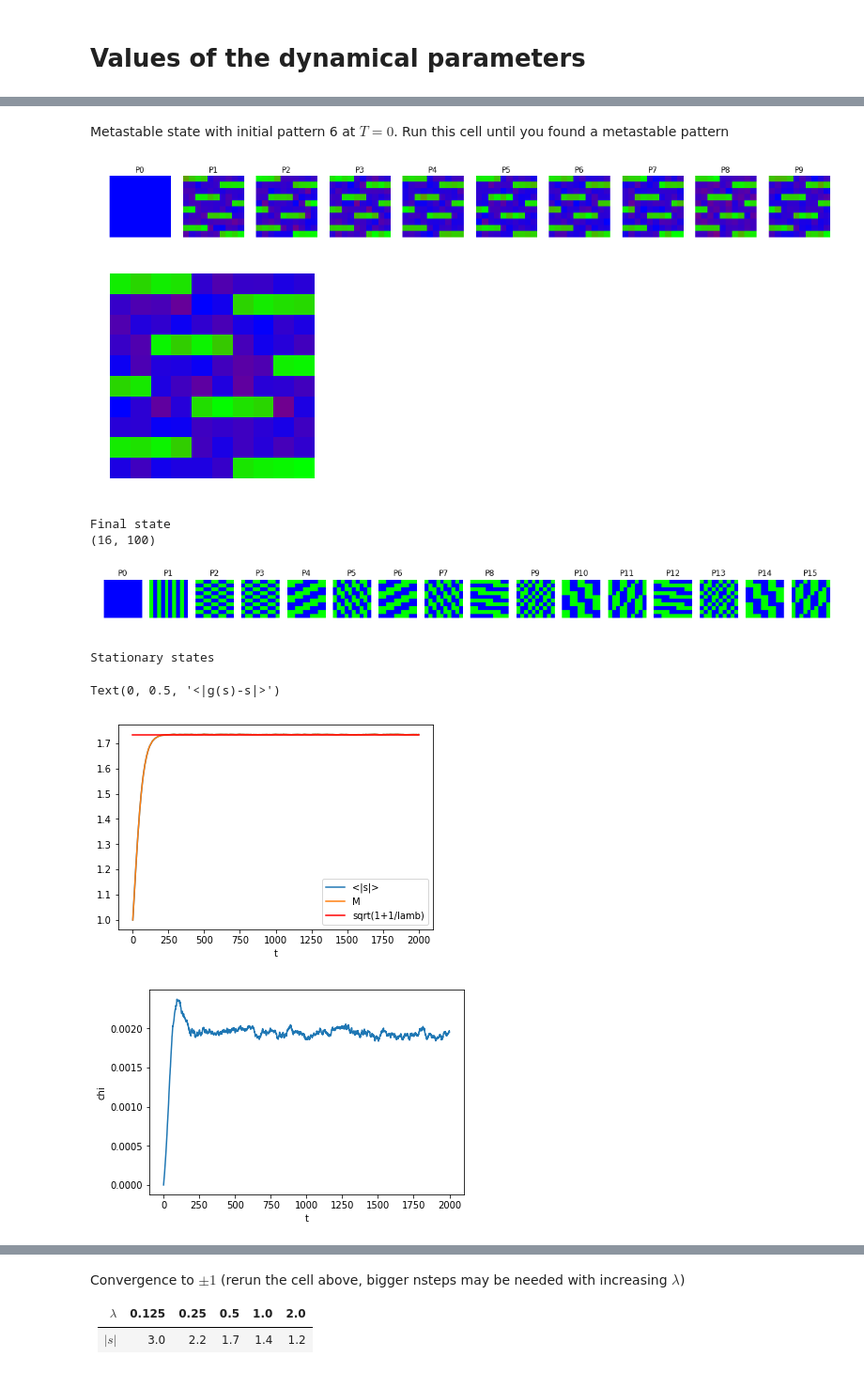
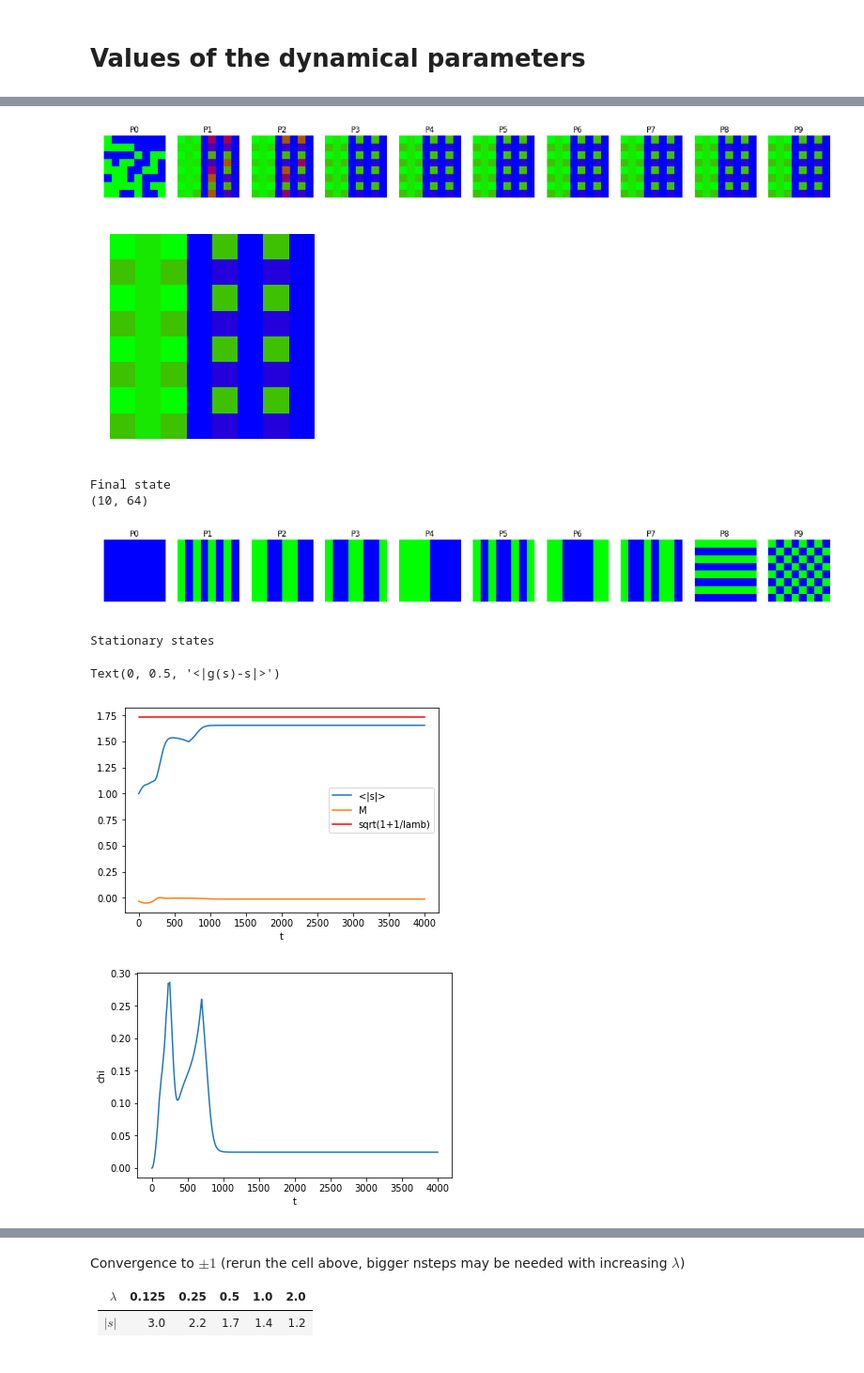
Before and after one commit to lytex/hopfield, a Jupyter notebook: Temperature.ipynb, the cells around one changed output, grey strips where cells are left out. Shown at 94% size. Saved outputs shown, nothing was run; the diff lists cells and outputs as text; code cells hidden in the pictures.

```diff
--- a/Temperature.ipynb
+++ b/Temperature.ipynb
@@ -139,27 +138,28 @@ def iterate_plot(nsteps,  plot=False, flips=-1, pattern=-1,):
         plot_evolution(states, H, L)
 
     return states, hopfield_net.weights
-# %% [markdown]
-Metastable state with initial pattern 6 at $T = 0$. Run this cell until you found a metastable pattern
 # %%
 import matplotlib.pyplot as plt
-L = 10 # size of the newtork
+L = 8 # size of the newtork
 N = L**2
-K = 17
+K = 10 # number of memory patterns to be stored
 dt = 0.01
 lamb = 0.5
 T = 0.0 # Temperature
-nsteps = 2000 # number of steps of the simulation
-naverage = 13
+nsteps = 4000 # number of steps of the simulation
+naverage = 1 # number of simulations to compute average values
 
-states_sum = np.zeros([nsteps+1, N])
-abs_s = 0
-M = 0
-chi = 0
-conv = 0
+# for each simulation, sum the values and then divide by naverage
+# for each simulation, the following variables will be:
+states_sum = np.zeros([nsteps+1, N]) # value of each spin
+abs_s = 0 # absoulte value of each spin averaged over the network
+M = 0 # magnetization, value of each spin averaged over the network
+chi = 0 # chi = <M^2> - <M^2> = var(M)
+conv = 0 # |g(s(t)) -s(t)|/dt = |s(t+dt) - s(t)|/dt -> 0 @ T = 0 for a stationary state
 
+# iterate over naverage simulations
 for temp in range(0, naverage):
-    states, weights = iterate_plot(nsteps, False, 0, 0)
+    states, weights = iterate_plot(nsteps, False, 25, 4)
     states_sum += states
     abs_s += np.mean(np.abs(states), axis=1)
     M += np.mean(states, axis=1)
@@ -170,41 +170,41 @@ states = states_sum/naverage
 abs_s = abs_s/naverage
 M = M/naverage
 chi = chi/naverage
-conv = conv/naverage
+conv = conv/naverage/dt
 
 H = get_stationary(N, K)
 plot_evolution(states, H, L)
 
 plt.figure(1)
 plt.plot(abs_s)
 plt.plot(M)
 stat = np.sqrt(1+1/lamb) # converges to stat instead of +/- 1
 plt.plot([0, len(abs_s)], [stat, stat], 'r')
 plt.xlabel('t')
 plt.legend(['<|s|>', 'M', 'sqrt(1+1/lamb)'])
 
 # E = -np.einsum('ik->k', np.einsum('ij,kj->ik', weights, states))
 # plt.figure(2)
 # plt.plot(E)
 # plt.xlabel('t')
 # plt.ylabel('E')
 
 plt.figure(4)
 plt.plot(chi)
 plt.xlabel('t')
 plt.ylabel('chi')
 
 plt.figure(5)
 plt.semilogy(conv)
 plt.xlabel('t')
 plt.ylabel('<|g(s)-s|>')
 # %% [output]
-[figure, old version]
+[figure, new version]
-[figure, old version]
+[figure, new version]
 Final state
-(16, 100)
+(10, 64)
-[figure, old version]
+[figure, new version]
 Stationary states
 Text(0, 0.5, '<|g(s)-s|>')
-[figure, old version]
+[figure, new version]
-[figure, old version]
+[figure, new version]
```
Also changed, not shown: parts of 9 cells of this notebook.
